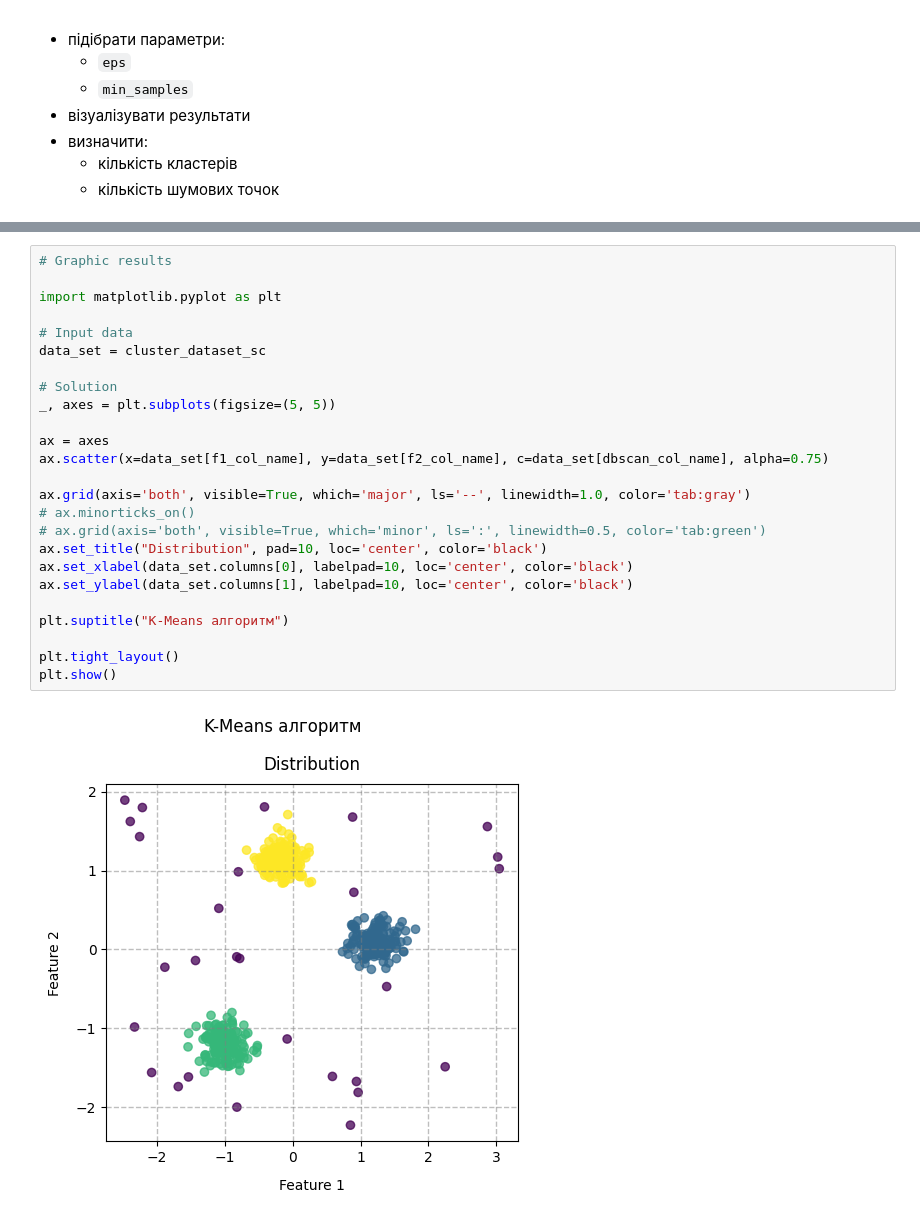
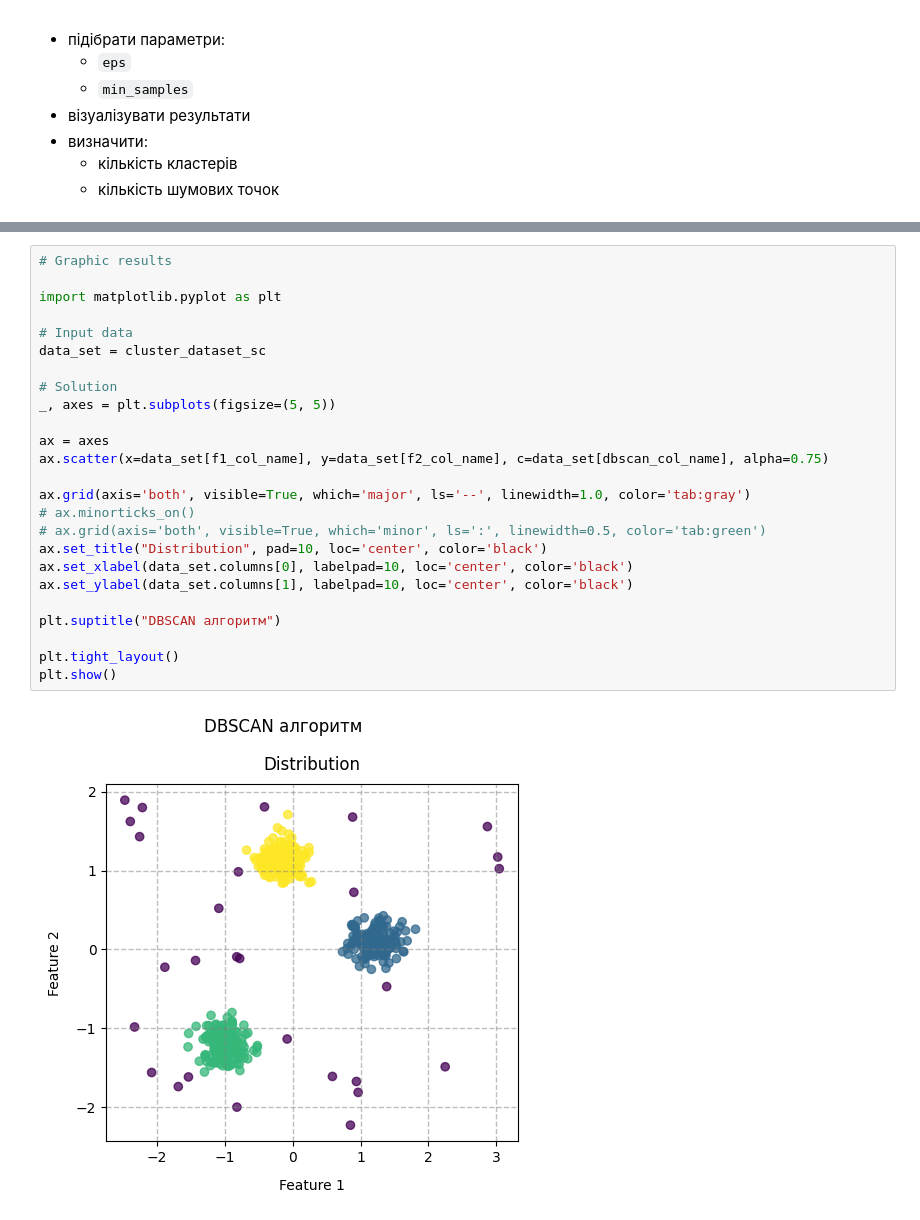
Before and after one commit to BogdanPinchuk/DataScience-PBY_HW19, a Jupyter notebook: Bohdan_Pinchuk_DS_HW19.ipynb, the cells around one changed output, grey strips where cells are left out. Saved outputs shown, nothing was run; the diff lists cells and outputs as text.

```diff
--- a/Bohdan_Pinchuk_DS_HW19.ipynb
+++ b/Bohdan_Pinchuk_DS_HW19.ipynb
@@ -671,27 +678,27 @@ DBSCAN аналіз
 # %%
 # Graphic results
 
 import matplotlib.pyplot as plt
 
 # Input data
 data_set = cluster_dataset_sc
 
 # Solution
 _, axes = plt.subplots(figsize=(5, 5))
 
 ax = axes
 ax.scatter(x=data_set[f1_col_name], y=data_set[f2_col_name], c=data_set[dbscan_col_name], alpha=0.75)
 
 ax.grid(axis='both', visible=True, which='major', ls='--', linewidth=1.0, color='tab:gray')
 # ax.minorticks_on()
 # ax.grid(axis='both', visible=True, which='minor', ls=':', linewidth=0.5, color='tab:green')
 ax.set_title("Distribution", pad=10, loc='center', color='black')
 ax.set_xlabel(data_set.columns[0], labelpad=10, loc='center', color='black')
 ax.set_ylabel(data_set.columns[1], labelpad=10, loc='center', color='black')
 
-plt.suptitle("K-Means алгоритм")
+plt.suptitle("DBSCAN алгоритм")
 
 plt.tight_layout()
 plt.show()
 # %% [output]
-[figure, old version]
+[figure, new version]
```
Also changed, not shown: parts of 3 cells of this notebook.
